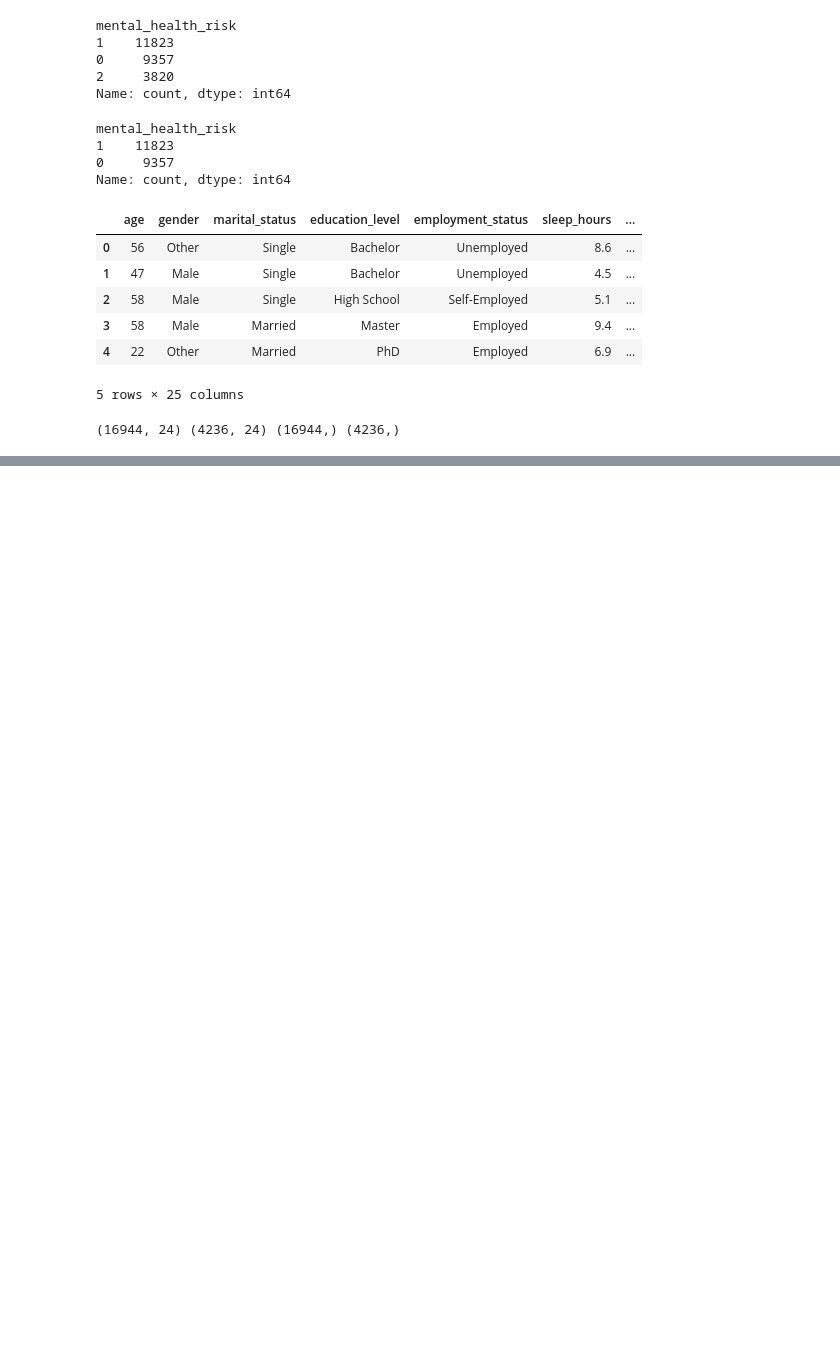
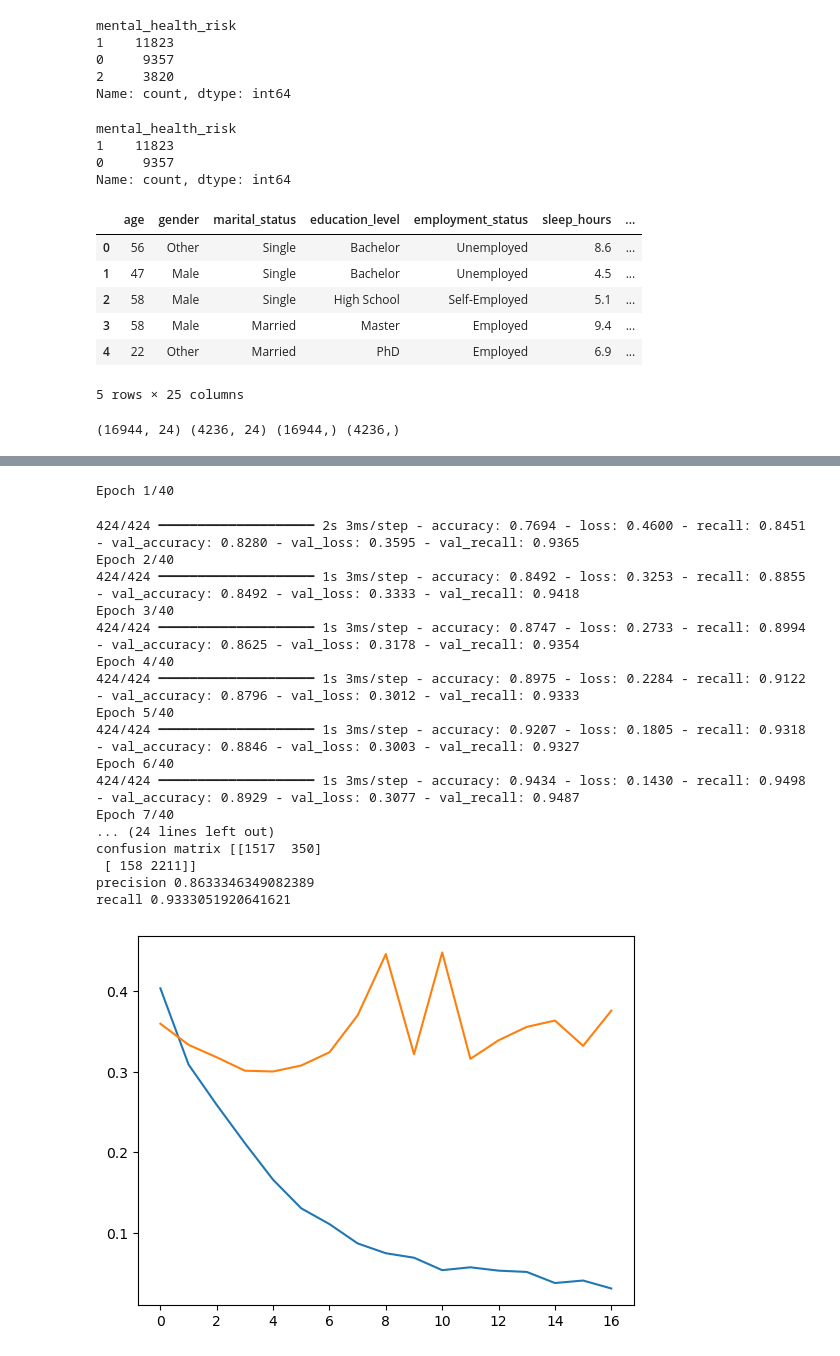
Before and after one commit to K-A-Reddy/MinorProject1_Medical_Risk_Analysis, a Jupyter notebook: code.ipynb, the cells around one changed output, grey strips where cells are left out. Cells and saved outputs as stored; diff of their text form; code cells hidden in the pictures; blank space fills up the shorter version.

```diff
--- a/code.ipynb
+++ b/code.ipynb
@@ -132,0 +608,44 @@ confusion matrix [[ 833 1034]
+# %%
+import tensorflow as tf
+from tensorflow.keras.callbacks import EarlyStopping
+
+early_stop = EarlyStopping(patience=12, restore_best_weights=True)
+tf.random.set_seed(42)
+model = tf.keras.Sequential([
+    tf.keras.layers.Dense(1024, activation='relu', input_shape=(x_train_scaled.shape[1],)),
+    tf.keras.layers.Dense(256, activation='relu', input_shape=(x_train_scaled.shape[1],)),
+    tf.keras.layers.Dense(256, activation='relu'),
+    tf.keras.layers.Dense(1, activation='sigmoid')
+])
+model.compile(optimizer='adam', loss='binary_crossentropy', metrics=['accuracy','recall'])
+history=model.fit(x_train_scaled, y_train, epochs=40, batch_size=32, validation_split=0.2,callbacks=[early_stop])
+y_pred_nn = (model.predict(x_test_scaled) > 0.45).astype("int32")
+
+import matplotlib.pyplot as plt
+plt.plot(history.history['loss'])
+plt.plot(history.history['val_loss'])
+print("accuracy", accuracy_score(y_test, y_pred_nn))
+print("f1 score", f1_score(y_test, y_pred_nn))
+print("confusion matrix", confusion_matrix(y_test, y_pred_nn))
+print("precision", precision_score(y_test, y_pred_nn))
+print("recall", recall_score(y_test, y_pred_nn))
+# %% [output]
+Epoch 1/40
+424/424 ━━━━━━━━━━━━━━━━━━━━ 2s 3ms/step - accuracy: 0.7694 - loss: 0.4600 - recall: 0.8451 - val_accuracy: 0.8280 - val_loss: 0.3595 - val_recall: 0.9365
+Epoch 2/40
+424/424 ━━━━━━━━━━━━━━━━━━━━ 1s 3ms/step - accuracy: 0.8492 - loss: 0.3253 - recall: 0.8855 - val_accuracy: 0.8492 - val_loss: 0.3333 - val_recall: 0.9418
+Epoch 3/40
+424/424 ━━━━━━━━━━━━━━━━━━━━ 1s 3ms/step - accuracy: 0.8747 - loss: 0.2733 - recall: 0.8994 - val_accuracy: 0.8625 - val_loss: 0.3178 - val_recall: 0.9354
+Epoch 4/40
+424/424 ━━━━━━━━━━━━━━━━━━━━ 1s 3ms/step - accuracy: 0.8975 - loss: 0.2284 - recall: 0.9122 - val_accuracy: 0.8796 - val_loss: 0.3012 - val_recall: 0.9333
+Epoch 5/40
+424/424 ━━━━━━━━━━━━━━━━━━━━ 1s 3ms/step - accuracy: 0.9207 - loss: 0.1805 - recall: 0.9318 - val_accuracy: 0.8846 - val_loss: 0.3003 - val_recall: 0.9327
+Epoch 6/40
+424/424 ━━━━━━━━━━━━━━━━━━━━ 1s 3ms/step - accuracy: 0.9434 - loss: 0.1430 - recall: 0.9498 - val_accuracy: 0.8929 - val_loss: 0.3077 - val_recall: 0.9487
+Epoch 7/40
+... (24 lines left out)
+confusion matrix [[1517  350]
+ [ 158 2211]]
+precision 0.8633346349082389
+recall 0.9333051920641621
+[figure, added]
```
Also changed, not shown: parts of 24 cells of this notebook, 1 other file.
